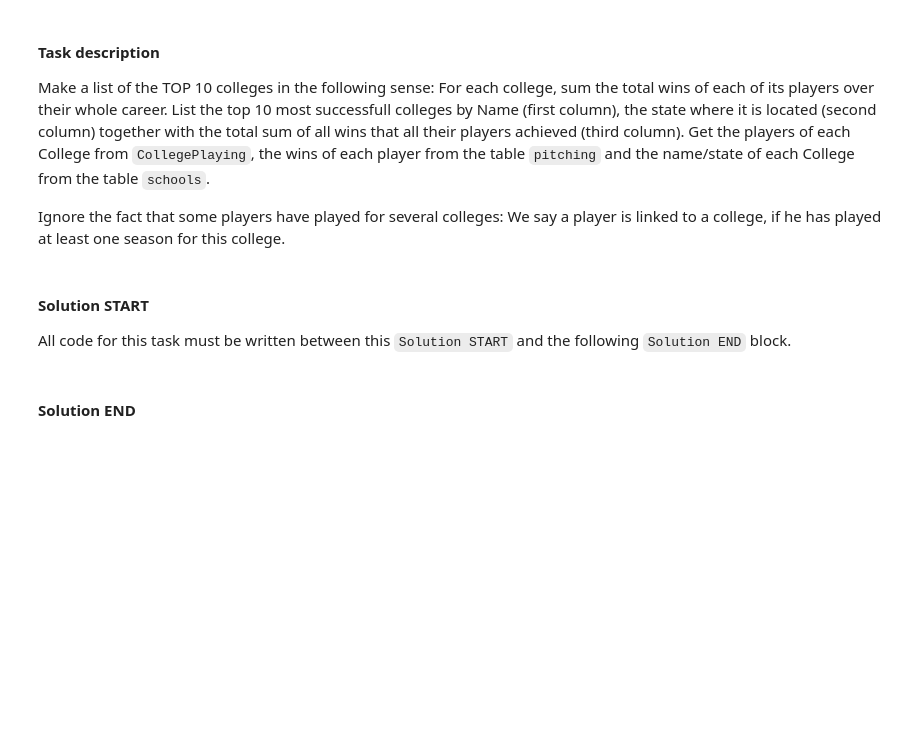
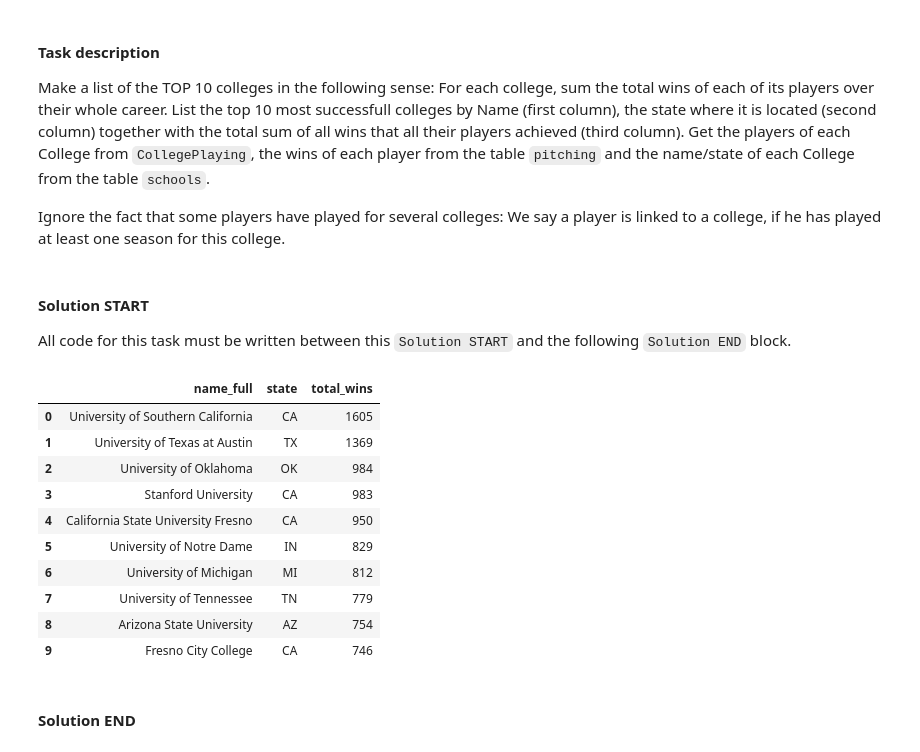
Before and after one commit to hmchilders/STA220, a Jupyter notebook: hw1_assignment.ipynb, the cells around one changed output. Saved outputs shown, nothing was run; the diff lists cells and outputs as text; code cells hidden in the pictures; blank space fills up the shorter version.

```diff
--- a/hw1_assignment.ipynb
+++ b/hw1_assignment.ipynb
@@ -566,6 +614,38 @@ Ignore the fact that some players have played for several colleges: We say a pla
 #### Solution START
 
 All code for this task must be written between this `Solution START` and the following `Solution END` block.
+# %%
+pd.read_sql("""
+    SELECT Schools.name_full, Schools.state,
+        SUM(PlayerWins.career_wins) AS total_wins
+    FROM (
+        SELECT DISTINCT schoolID, playerID
+        FROM CollegePlaying
+    ) AS CollegePlayers
+    JOIN (
+        SELECT playerID, SUM(W) AS career_wins
+        FROM Pitching
+        GROUP BY playerID
+    ) AS PlayerWins
+      ON PlayerWins.playerID = CollegePlayers.playerID
+    JOIN Schools
+      ON Schools.schoolID = CollegePlayers.schoolID
+    GROUP BY Schools.schoolID
+    ORDER BY total_wins DESC
+    LIMIT 10
+""", db)
+# %% [output]
+|  | name_full | state | total_wins |
+| 0 | University of Southern California | CA | 1605 |
+| 1 | University of Texas at Austin | TX | 1369 |
+| 2 | University of Oklahoma | OK | 984 |
+| 3 | Stanford University | CA | 983 |
+| 4 | California State University Fresno | CA | 950 |
+| 5 | University of Notre Dame | IN | 829 |
+| 6 | University of Michigan | MI | 812 |
+| 7 | University of Tennessee | TN | 779 |
+| 8 | Arizona State University | AZ | 754 |
+| 9 | Fresno City College | CA | 746 |
 # %% [markdown]
 #### Solution END
 # %% [markdown]
```
Also changed, not shown: parts of 2 cells of this notebook, 1 other file.
